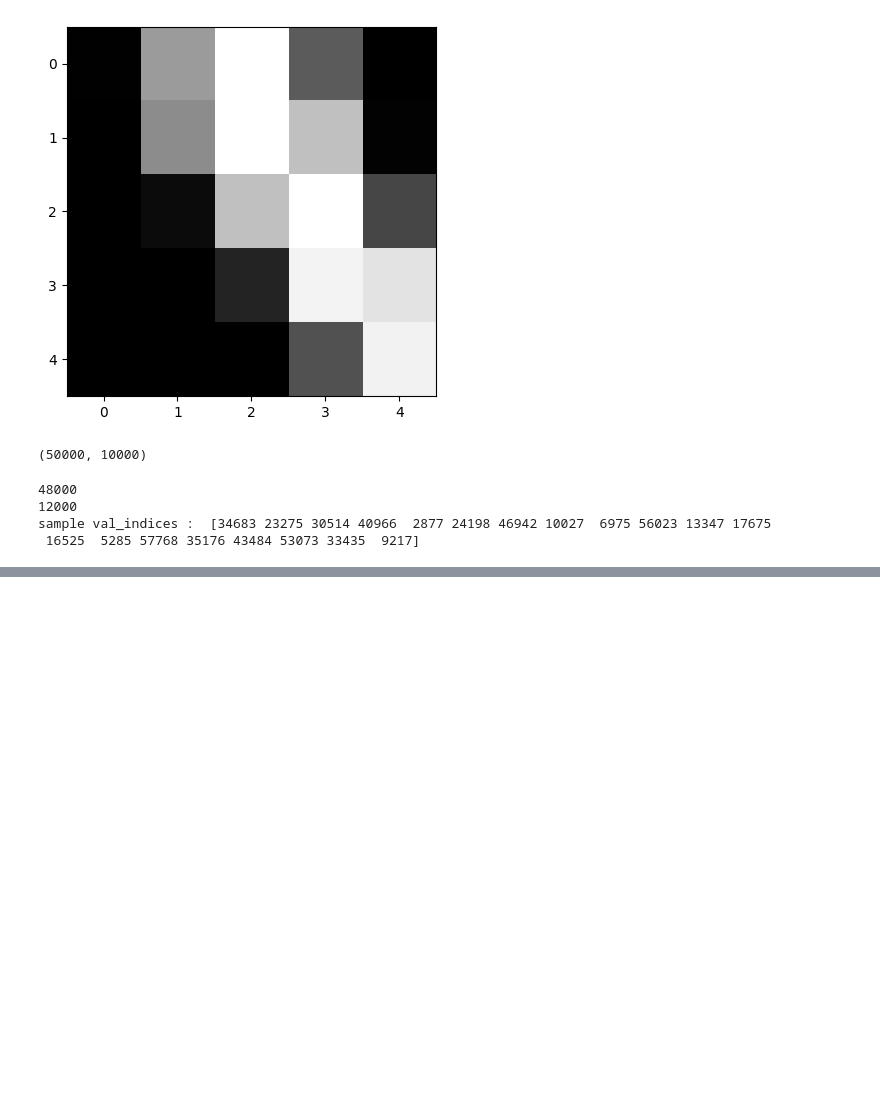
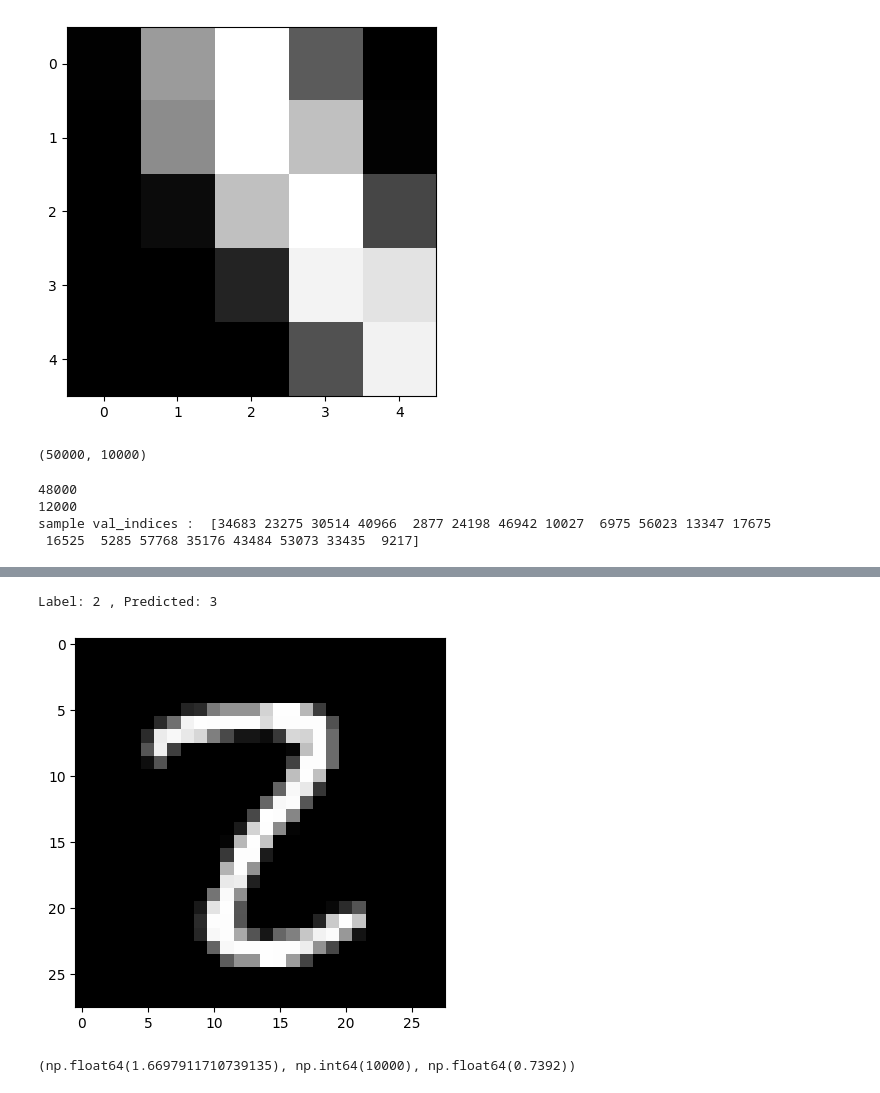
Before and after one commit to PalakAggarwal13/PyTorch-DeepLearning, a Jupyter notebook: PyTorch_DeepLearning.ipynb, the cells around one changed output, grey strips where cells are left out. Cells and saved outputs as stored; diff of their text form; code cells hidden in the pictures; blank space fills up the shorter version.

```diff
--- a/PyTorch_DeepLearning.ipynb
+++ b/PyTorch_DeepLearning.ipynb
@@ -526,0 +743,13 @@ val_loader = DataLoader(dataset,
+# %%
+img, label = test_dataset[1839]
+plt.imshow(img[0], cmap='gray')
+print('Label:', label, ', Predicted:', predict_image(img, model))
+# %% [output]
+Label: 2 , Predicted: 3
+[figure, added]
+# %%
+test_loader = DataLoader(test_dataset, batch_size=256)
+result = evaluate(model,F.cross_entropy, test_loader,metric=accuracy)
+result
+# %% [output]
+(np.float64(1.6697911710739135), np.int64(10000), np.float64(0.7392))
```
Also changed, not shown: parts of 29 cells of this notebook.
